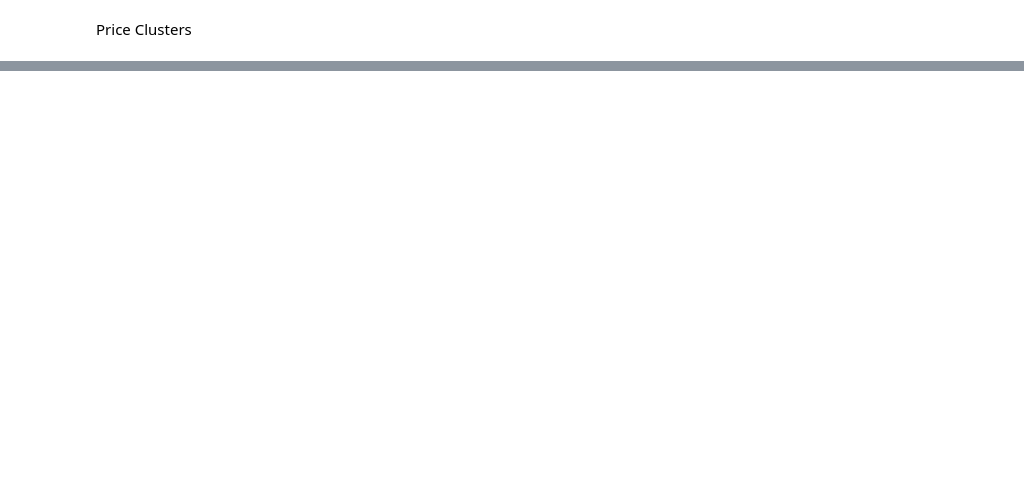
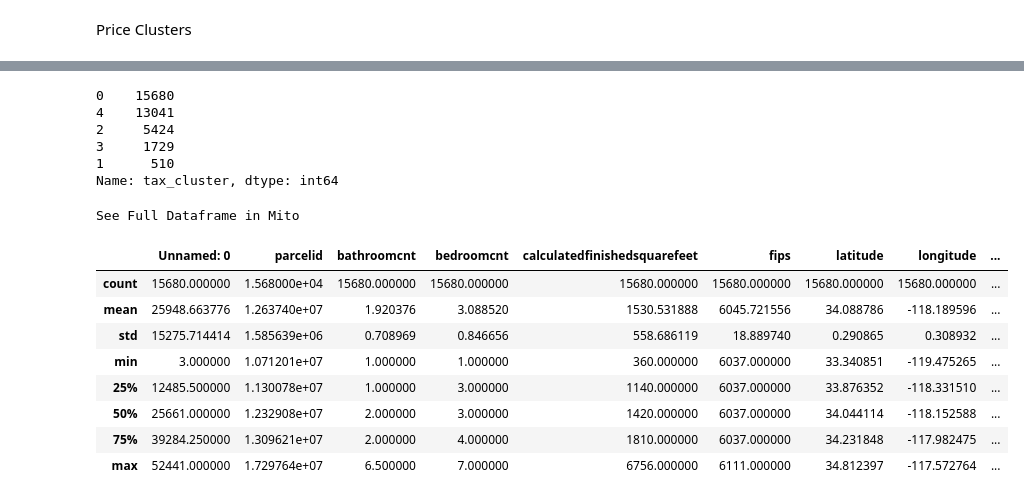
Before and after one commit to Zillow-Project-JG-DN/clustering-project-jgdn, a Jupyter notebook: jg_viz.ipynb, the cells around one changed output, grey strips where cells are left out. Saved outputs shown, nothing was run; the diff lists cells and outputs as text; code cells hidden in the pictures; blank space fills up the shorter version.

```diff
--- a/jg_viz.ipynb
+++ b/jg_viz.ipynb
@@ -587,0 +396,9 @@ See Full Dataframe in Mito
+# %%
+X_train.tax_cluster.value_counts()
+# %% [output]
+0    15680
+4    13041
+2     5424
+3     1729
+1      510
+Name: tax_cluster, dtype: int64
@@ -587,0 +412,13 @@ See Full Dataframe in Mito
+# %%
+t0.describe()
+# %% [output]
+See Full Dataframe in Mito
+|  | Unnamed: 0 | parcelid | bathroomcnt | bedroomcnt | calculatedfinishedsquarefeet | fips | latitude | longitude | ... |
+| count | 15680.000000 | 1.568000e+04 | 15680.000000 | 15680.000000 | 15680.000000 | 15680.000000 | 15680.000000 | 15680.000000 | ... |
+| mean | 25948.663776 | 1.263740e+07 | 1.920376 | 3.088520 | 1530.531888 | 6045.721556 | 34.088786 | -118.189596 | ... |
+| std | 15275.714414 | 1.585639e+06 | 0.708969 | 0.846656 | 558.686119 | 18.889740 | 0.290865 | 0.308932 | ... |
+| min | 3.000000 | 1.071201e+07 | 1.000000 | 1.000000 | 360.000000 | 6037.000000 | 33.340851 | -119.475265 | ... |
+| 25% | 12485.500000 | 1.130078e+07 | 1.000000 | 3.000000 | 1140.000000 | 6037.000000 | 33.876352 | -118.331510 | ... |
+| 50% | 25661.000000 | 1.232908e+07 | 2.000000 | 3.000000 | 1420.000000 | 6037.000000 | 34.044114 | -118.152588 | ... |
+| 75% | 39284.250000 | 1.309621e+07 | 2.000000 | 4.000000 | 1810.000000 | 6037.000000 | 34.231848 | -117.982475 | ... |
+| max | 52441.000000 | 1.729764e+07 | 6.500000 | 7.000000 | 6756.000000 | 6111.000000 | 34.812397 | -117.572764 | ... |
```
Also changed, not shown: parts of 40 cells of this notebook, 2 other files.
